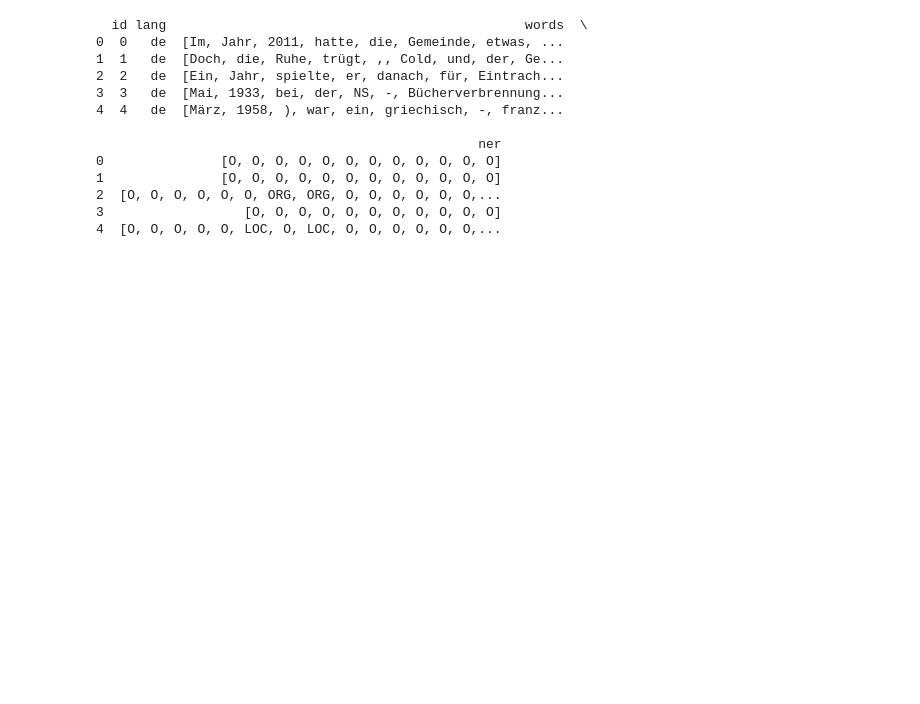
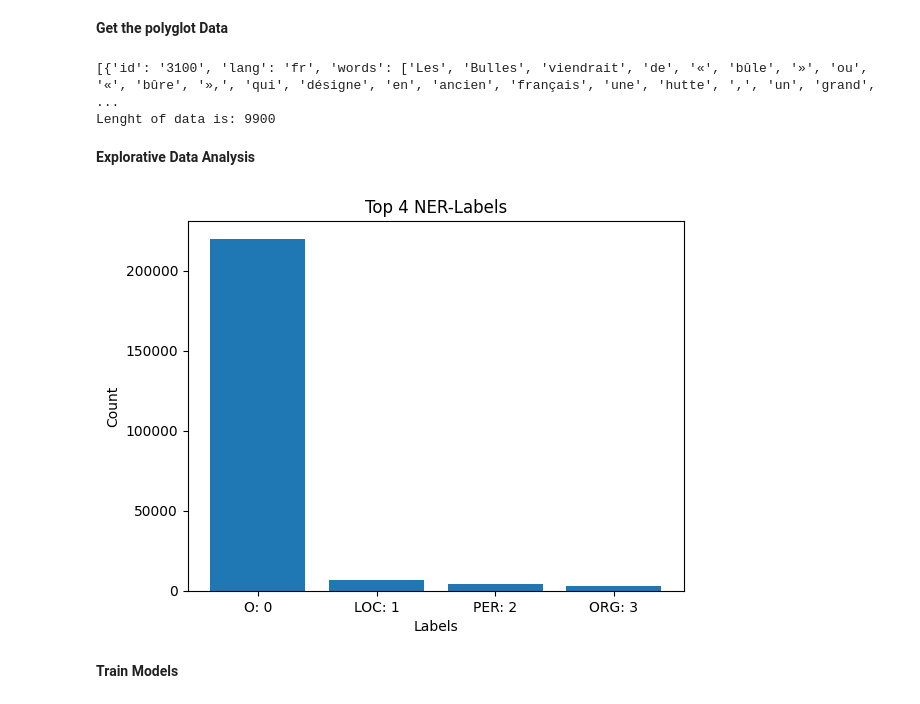
Before and after one commit to tusharmanekar/ml4nlp-1, a Jupyter notebook: ex05/ex05_ner.ipynb, the cells around one changed output. Saved outputs shown, nothing was run; the diff lists cells and outputs as text; code cells hidden in the pictures; blank space fills up the shorter version.

```diff
--- a/ex05/ex05_ner.ipynb
+++ b/ex05/ex05_ner.ipynb
@@ -84,20 +22,0 @@ plt.show()
-# %%
-# The dataset object is an Apache Arrow table which we convert directly to a DataFrame
-df = pd.DataFrame(dataset['train'])
-
-# Print head of the df
-print(df.head())
-# %% [output]
-  id lang                                              words  \
-0  0   de  [Im, Jahr, 2011, hatte, die, Gemeinde, etwas, ...
-1  1   de  [Doch, die, Ruhe, trügt, ,, Cold, und, der, Ge...
-2  2   de  [Ein, Jahr, spielte, er, danach, für, Eintrach...
-3  3   de  [Mai, 1933, bei, der, NS, -, Bücherverbrennung...
-4  4   de  [März, 1958, ), war, ein, griechisch, -, franz...
-
-                                                 ner
-0               [O, O, O, O, O, O, O, O, O, O, O, O]
-1               [O, O, O, O, O, O, O, O, O, O, O, O]
-2  [O, O, O, O, O, O, ORG, ORG, O, O, O, O, O, O,...
-3                  [O, O, O, O, O, O, O, O, O, O, O]
-4  [O, O, O, O, O, LOC, O, LOC, O, O, O, O, O, O,...
@@ -103,0 +74,56 @@ print(df.head())
+# %% [markdown]
+**Get the polyglot Data**
+# %%
+import glob
+import json
+
+# Path to where data lies
+folder_path = '/content'
+
+# Pattern of file names
+file_pattern = 'polyglot_ner_fr_train_*.json'
+
+# Complete Path with pattern
+full_path = f'{folder_path}/{file_pattern}'
+
+# List where data will be saved
+all_data = []
+
+# process to read data
+for file_path in glob.glob(full_path):
+    with open(file_path, 'r', encoding='utf-8') as file:
+        data = json.load(file)
+        for row in data['rows']:
+            all_data.append(row['row'])
+
+print(all_data[:5])
+print("Lenght of data is: "+str(len(all_data)))
+# %% [output]
+[{'id': '3100', 'lang': 'fr', 'words': ['Les', 'Bulles', 'viendrait', 'de', '«', 'bûle', '»', 'ou', '«', 'bûre', '»,', 'qui', 'désigne', 'en', 'ancien', 'français', 'une', 'hutte', ',', 'un', 'grand', ...
+Lenght of data is: 9900
+# %% [markdown]
+**Explorative Data Analysis**
+# %%
+label_counts = Counter()
+for item in all_data:
+        ner_labels = item['ner']
+        label_counts.update(ner_labels)
+
+#Choosing top 5 labels
+most_common_labels = label_counts.most_common(5)
+
+#Preparing Data for Diagram
+labels, counts = zip(*most_common_labels)
+
+labels = [f'{label}: {label_mapping[label]}' for label in labels]
+
+#Creating bar chart
+plt.bar(labels, counts)
+plt.xlabel('Labels')
+plt.ylabel('Count')
+plt.title('Top 4 NER-Labels')
+plt.show()
+# %% [output]
+[figure, added]
+# %% [markdown]
+**Train Models**
```
Also changed, not shown: parts of 22 cells of this notebook, 2 other files.
